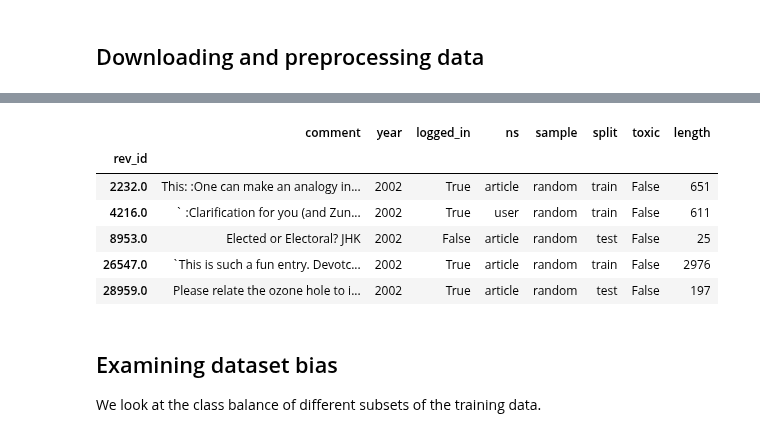
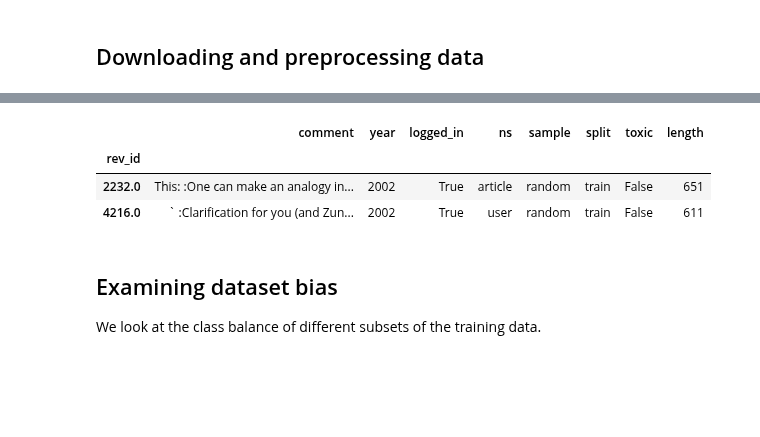
Before and after one commit to conversationai/unintended-ml-bias-analysis, a Jupyter notebook: src/Dataset_bias_analysis.ipynb, the cells around one changed output, grey strips where cells are left out. Cells and saved outputs as stored; diff of their text form; code cells hidden in the pictures; blank space fills up the shorter version.

```diff
--- a/src/Dataset_bias_analysis.ipynb
+++ b/src/Dataset_bias_analysis.ipynb
@@ -55,15 +36,12 @@ comments['comment'] = comments['comment'].apply(lambda x: x.replace("NEWLINE_TOK
 comments['comment'] = comments['comment'].apply(lambda x: x.replace("TAB_TOKEN", " "))
 comments['length'] = comments['comment'].str.len()
 # %%
-comments.head()
+comments.head(2)
 # %% [output]
 |  | comment | year | logged_in | ns | sample | split | toxic | length |
 | rev_id |  |  |  |  |  |  |  |  |
 | 2232.0 | This: :One can make an analogy in... | 2002 | True | article | random | train | False | 651 |
 | 4216.0 | ` :Clarification for you (and Zun... | 2002 | True | user | random | train | False | 611 |
-| 8953.0 | Elected or Electoral? JHK | 2002 | False | article | random | test | False | 25 |
-| 26547.0 | `This is such a fun entry. Devotc... | 2002 | True | article | random | train | False | 2976 |
-| 28959.0 | Please relate the ozone hole to i... | 2002 | True | article | random | test | False | 197 |
 # %%
 train_comments = comments.query('split == "train"')
 # %% [markdown]
```
Also changed, not shown: parts of 3 cells of this notebook.
